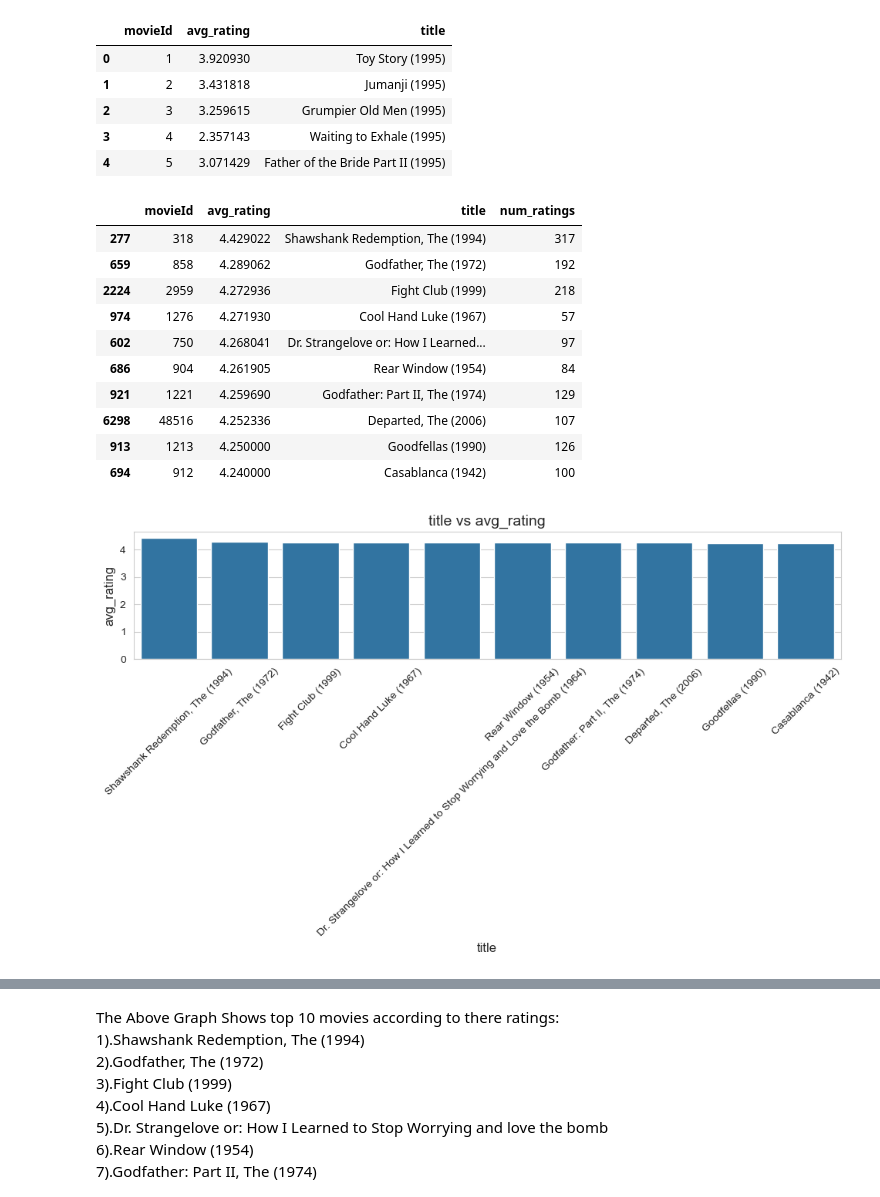
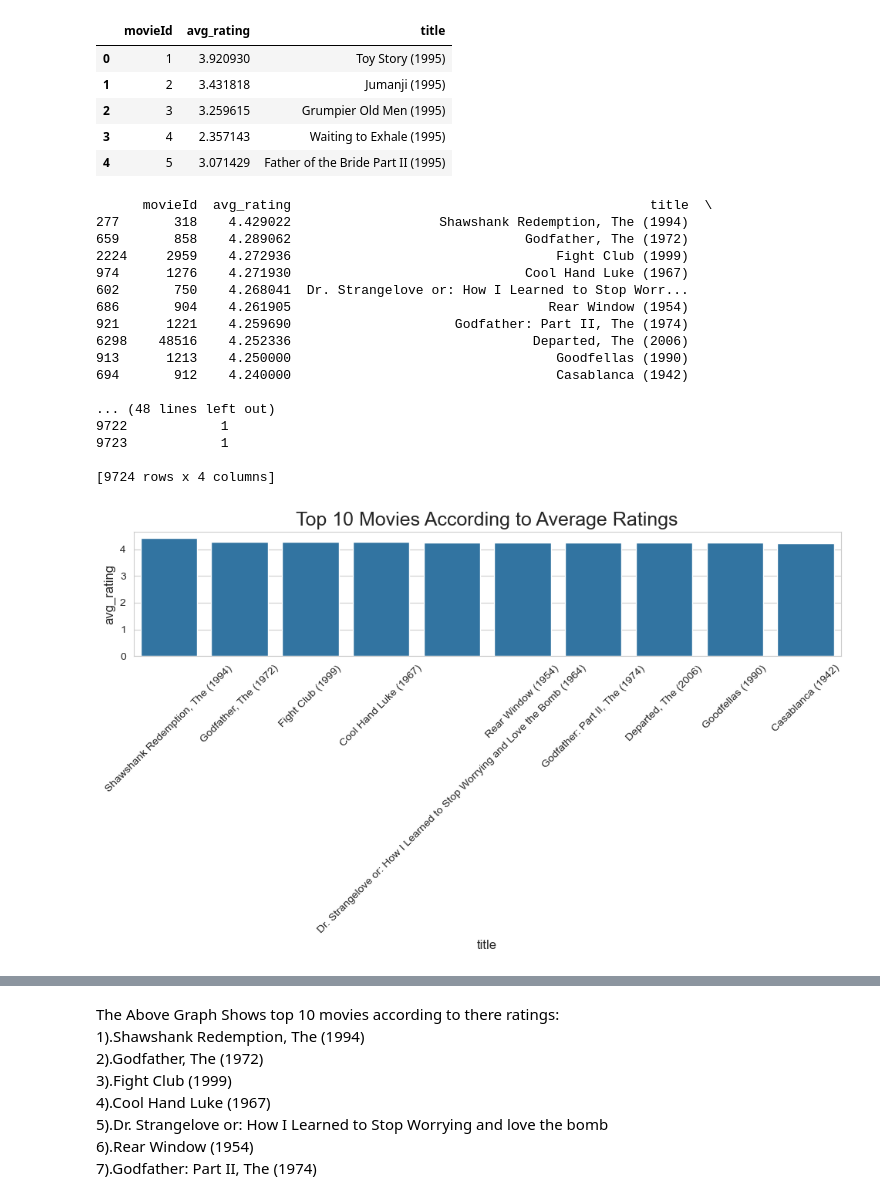
Before and after one commit to Sarvagya1212/FilmFusion, a Jupyter notebook: notebooks/EDA.ipynb, the cells around one changed output, grey strips where cells are left out. Saved outputs shown, nothing was run; the diff lists cells and outputs as text; code cells hidden in the pictures.

Commit message:
Did some analysis

```diff
--- a/notebooks/EDA.ipynb
+++ b/notebooks/EDA.ipynb
@@ -298,20 +299,28 @@ movie_stats = movie_avg.merge(rating_counts, on='movieId')
 popular_movies = movie_stats[movie_stats['num_ratings'] >= 50]
 
 top_movies = popular_movies.sort_values(by='avg_rating' , ascending= False).head(10)
-top_movies
+print(top_movies)
+print(rating_counts)
+print(movie_stats)
 # %% [output]
-|  | movieId | avg_rating | title | num_ratings |
-| 277 | 318 | 4.429022 | Shawshank Redemption, The (1994) | 317 |
-| 659 | 858 | 4.289062 | Godfather, The (1972) | 192 |
-| 2224 | 2959 | 4.272936 | Fight Club (1999) | 218 |
-| 974 | 1276 | 4.271930 | Cool Hand Luke (1967) | 57 |
-| 602 | 750 | 4.268041 | Dr. Strangelove or: How I Learned... | 97 |
-| 686 | 904 | 4.261905 | Rear Window (1954) | 84 |
-| 921 | 1221 | 4.259690 | Godfather: Part II, The (1974) | 129 |
-| 6298 | 48516 | 4.252336 | Departed, The (2006) | 107 |
-| 913 | 1213 | 4.250000 | Goodfellas (1990) | 126 |
-| 694 | 912 | 4.240000 | Casablanca (1942) | 100 |
+      movieId  avg_rating                                              title  \
+277       318    4.429022                   Shawshank Redemption, The (1994)
+659       858    4.289062                              Godfather, The (1972)
+2224     2959    4.272936                                  Fight Club (1999)
+974      1276    4.271930                              Cool Hand Luke (1967)
+602       750    4.268041  Dr. Strangelove or: How I Learned to Stop Worr...
+686       904    4.261905                                 Rear Window (1954)
+921      1221    4.259690                     Godfather: Part II, The (1974)
+6298    48516    4.252336                               Departed, The (2006)
+913      1213    4.250000                                  Goodfellas (1990)
+694       912    4.240000                                  Casablanca (1942)
+
+... (48 lines left out)
+9722            1
+9723            1
+
+[9724 rows x 4 columns]
 # %%
-bivariate.execute_analysis(top_movies , 'title', 'avg_rating'  , plot_type='bar')
+bivariate.execute_analysis(top_movies , 'title', 'avg_rating'  , plot_type='bar', title='Top 10 Movies According to Average Ratings')
 # %% [output]
-[figure, old version]
+[figure, new version]
```
Also changed, not shown: parts of 35 cells of this notebook, 14 other files.
